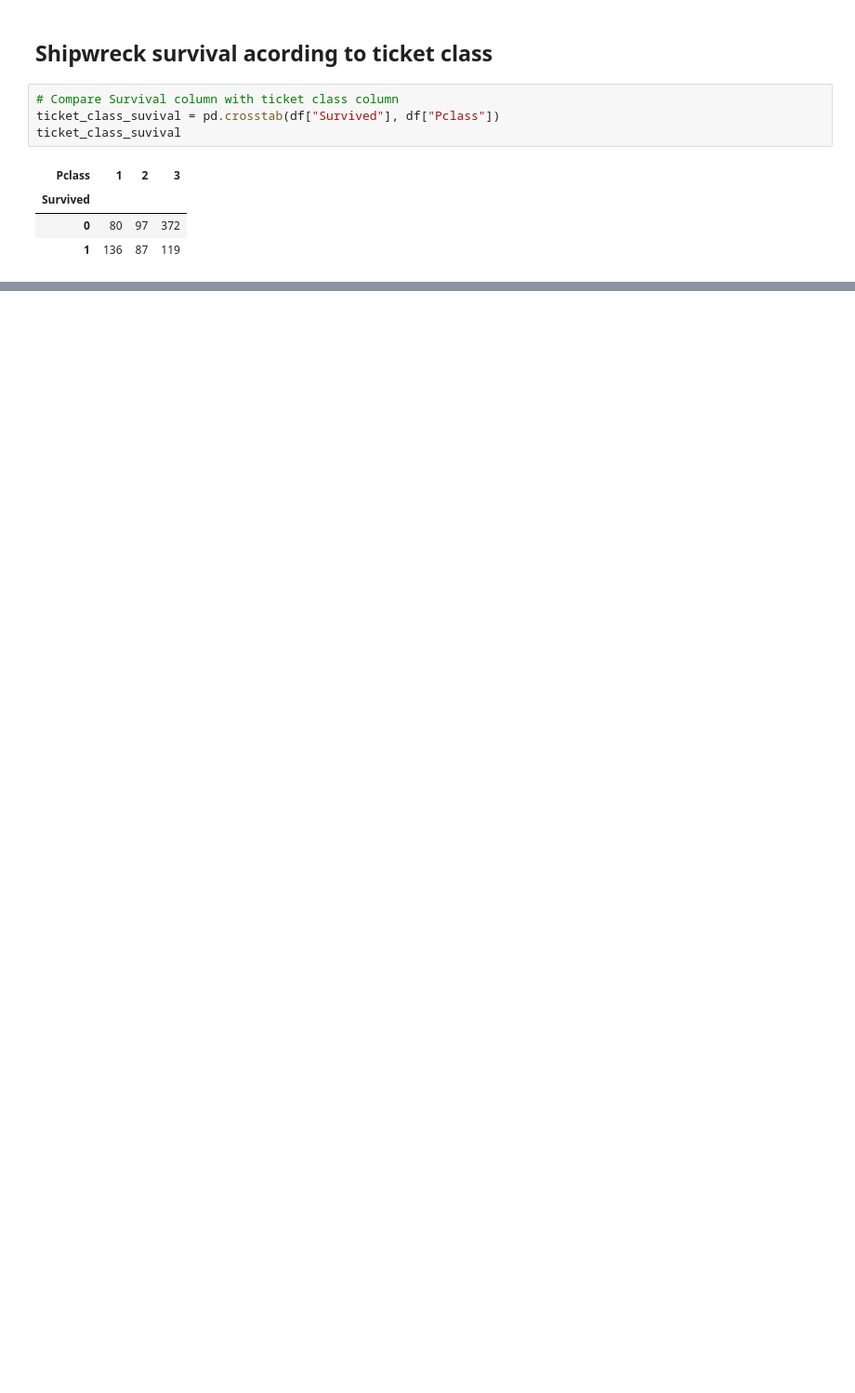
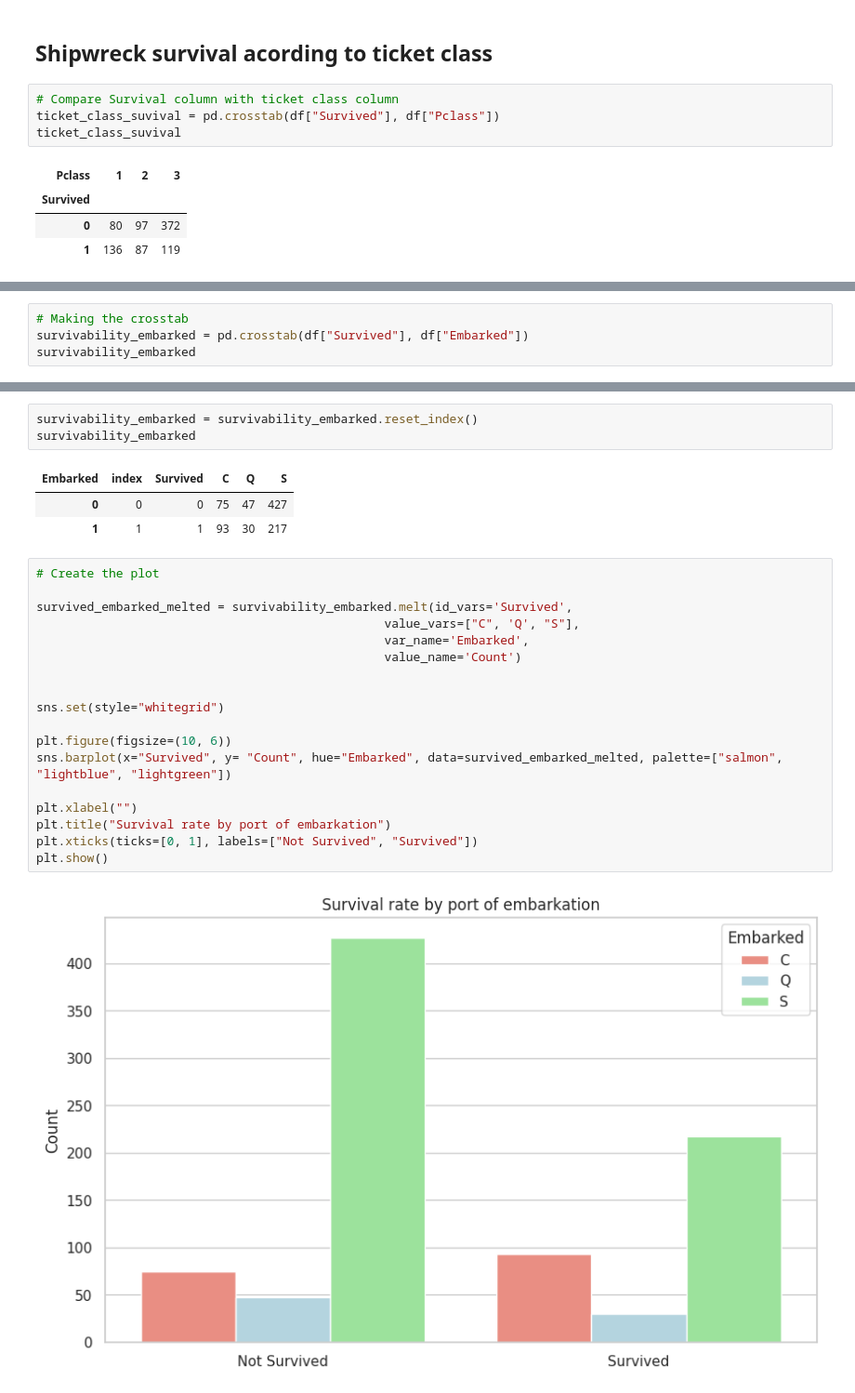
Before and after one commit to PavicicJadranko/Machine-Learning-Project, a Jupyter notebook: Titanic.ipynb, the cells around one changed output, grey strips where cells are left out. Shown: that part at 93% size. Saved outputs shown, nothing was run; the diff lists cells and outputs as text; blank space fills up the shorter version.

```diff
--- a/Titanic.ipynb
+++ b/Titanic.ipynb
@@ -247,0 +268,4 @@ plt.show()
+# %%
+# Making the crosstab
+survivability_embarked = pd.crosstab(df["Survived"], df["Embarked"])
+survivability_embarked
@@ -247,0 +277,27 @@ plt.show()
+# %%
+survivability_embarked = survivability_embarked.reset_index()
+survivability_embarked
+# %% [output]
+| Embarked | index | Survived | C | Q | S |
+| 0 | 0 | 0 | 75 | 47 | 427 |
+| 1 | 1 | 1 | 93 | 30 | 217 |
+# %%
+# Create the plot
+
+survived_embarked_melted = survivability_embarked.melt(id_vars='Survived',
+                                                value_vars=["C", 'Q', "S"],
+                                                var_name='Embarked',
+                                                value_name='Count')
+
+
+sns.set(style="whitegrid")
+
+plt.figure(figsize=(10, 6))
+sns.barplot(x="Survived", y= "Count", hue="Embarked", data=survived_embarked_melted, palette=["salmon", "lightblue", "lightgreen"])
+
+plt.xlabel("")
+plt.title("Survival rate by port of embarkation")
+plt.xticks(ticks=[0, 1], labels=["Not Survived", "Survived"])
+plt.show()
+# %% [output]
+[figure, added]
```
Also changed, not shown: parts of 5 cells of this notebook.
